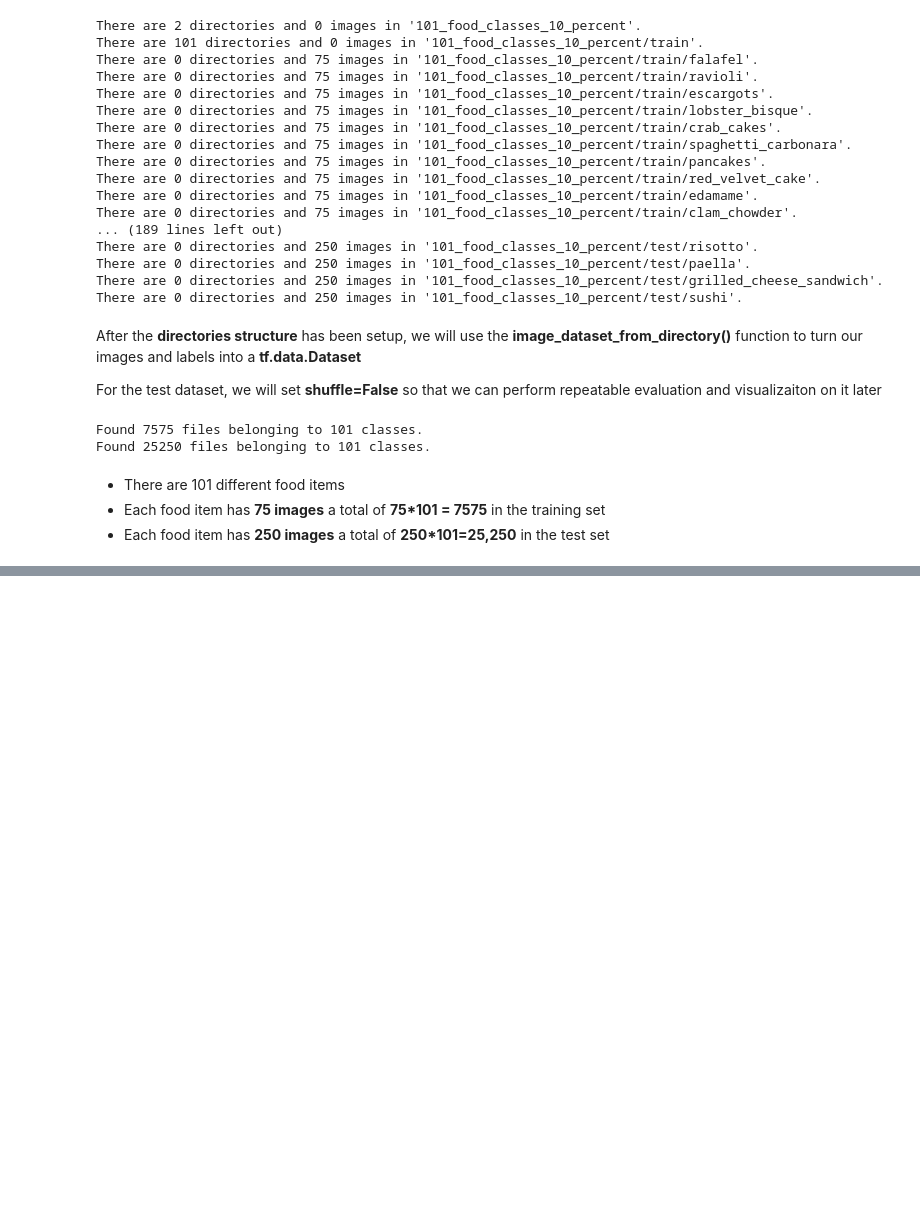
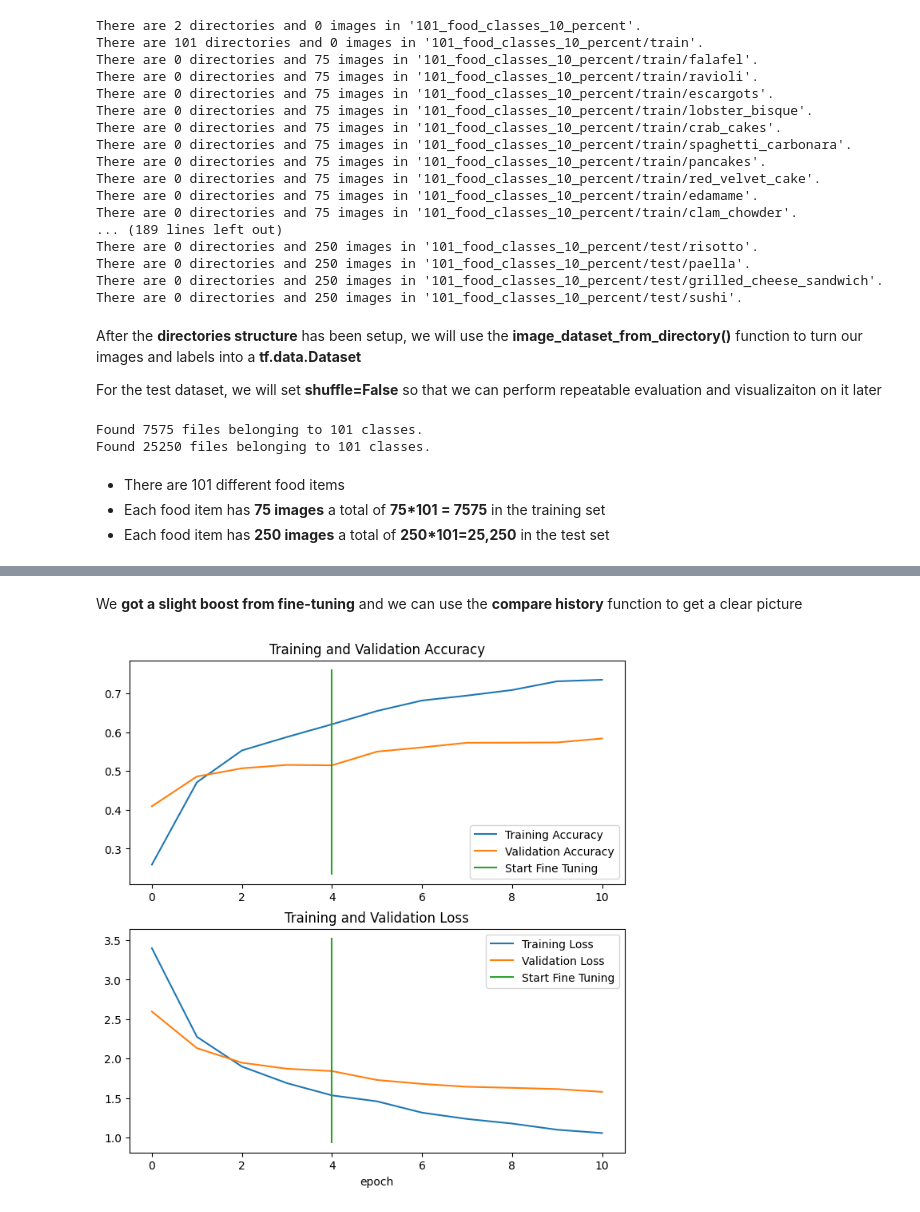
Before and after one commit to Amirzeb-badshah/DeepLearning_With_TensorFlow-Course, a Jupyter notebook: Transfer_learning_005_2.ipynb, the cells around one changed output, grey strips where cells are left out. Drawn from its saved outputs; the diff is of its cells as text; code cells hidden in the pictures; blank space fills up the shorter version.

```diff
--- a/Transfer_learning_005_2.ipynb
+++ b/Transfer_learning_005_2.ipynb
@@ -376,0 +512,5 @@ Found 25250 files belonging to 101 classes.
+# %%
+# Recompile model with lower learning rate
+model.compile(loss='categorical_crossentropy',
+              optimizer=tf.keras.optimizers.Adam(1e-4), # 10x lower learning rate than default
+              metrics=['accuracy'])
@@ -376,0 +553,10 @@ Found 25250 files belonging to 101 classes.
+# %%
+# Fine-tune for 5 more epochs
+fine_tune_epochs = 10 # model has already done 5 epochs, this is the total number of epochs we're after (5+5=10)
+
+history_all_classes_10_percent_fine_tune = model.fit(train_data_10_percent,
+                                                     epochs=fine_tune_epochs,
+                                                     validation_data=test_data,
+                                                     validation_steps=int(0.15 * len(test_data)), # validate on 15% of the test data
+                                                     initial_epoch=history_all_classes_10_percent.epoch[-1]
+                                                     ) # start from previous last epoch
@@ -376,0 +576,8 @@ Found 25250 files belonging to 101 classes.
+# %% [markdown]
+We **got a slight boost from fine-tuning** and we can use the **compare history** function to get a clear picture
+# %%
+compare_historys(original_history=history_all_classes_10_percent,
+                 new_history=history_all_classes_10_percent_fine_tune,
+                 initial_epochs=5)
+# %% [output]
+[figure, added]
```
Also changed, not shown: parts of 21 cells of this notebook.
